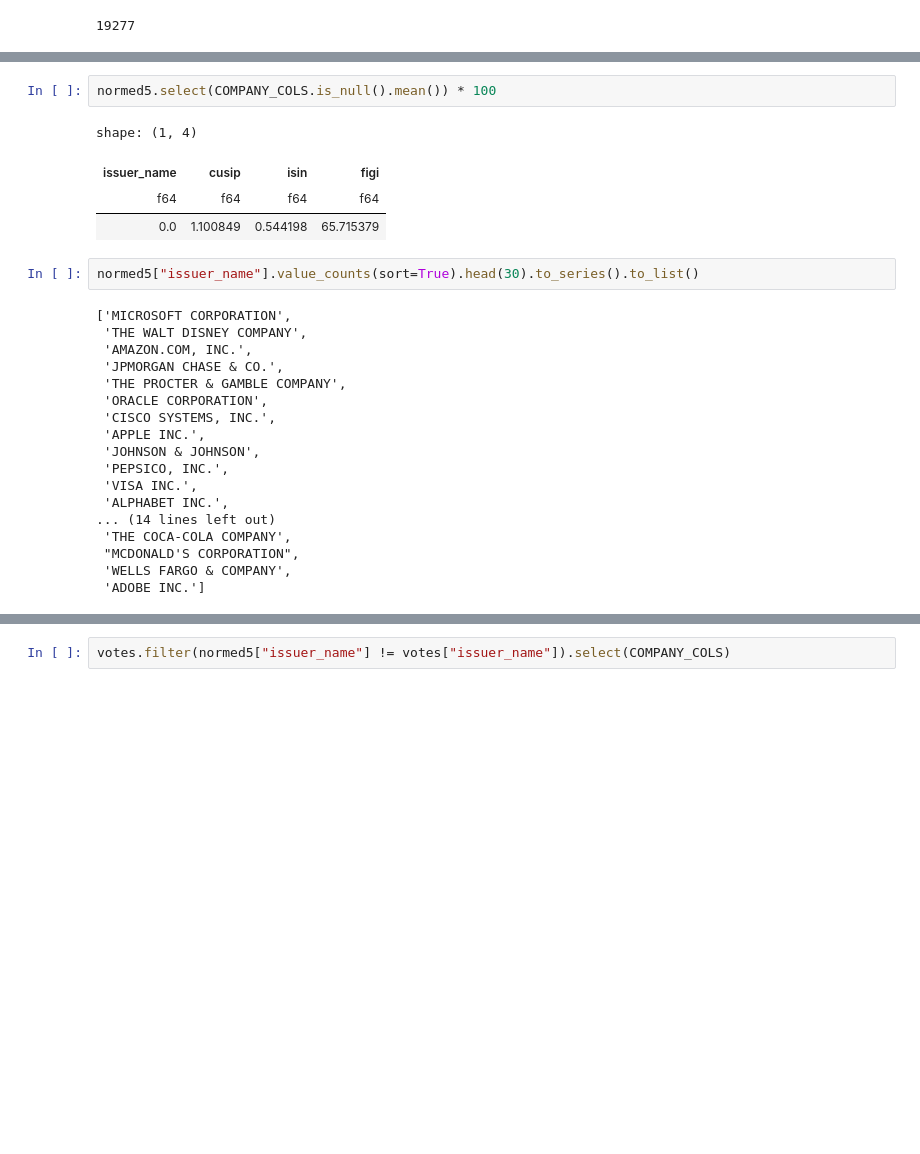
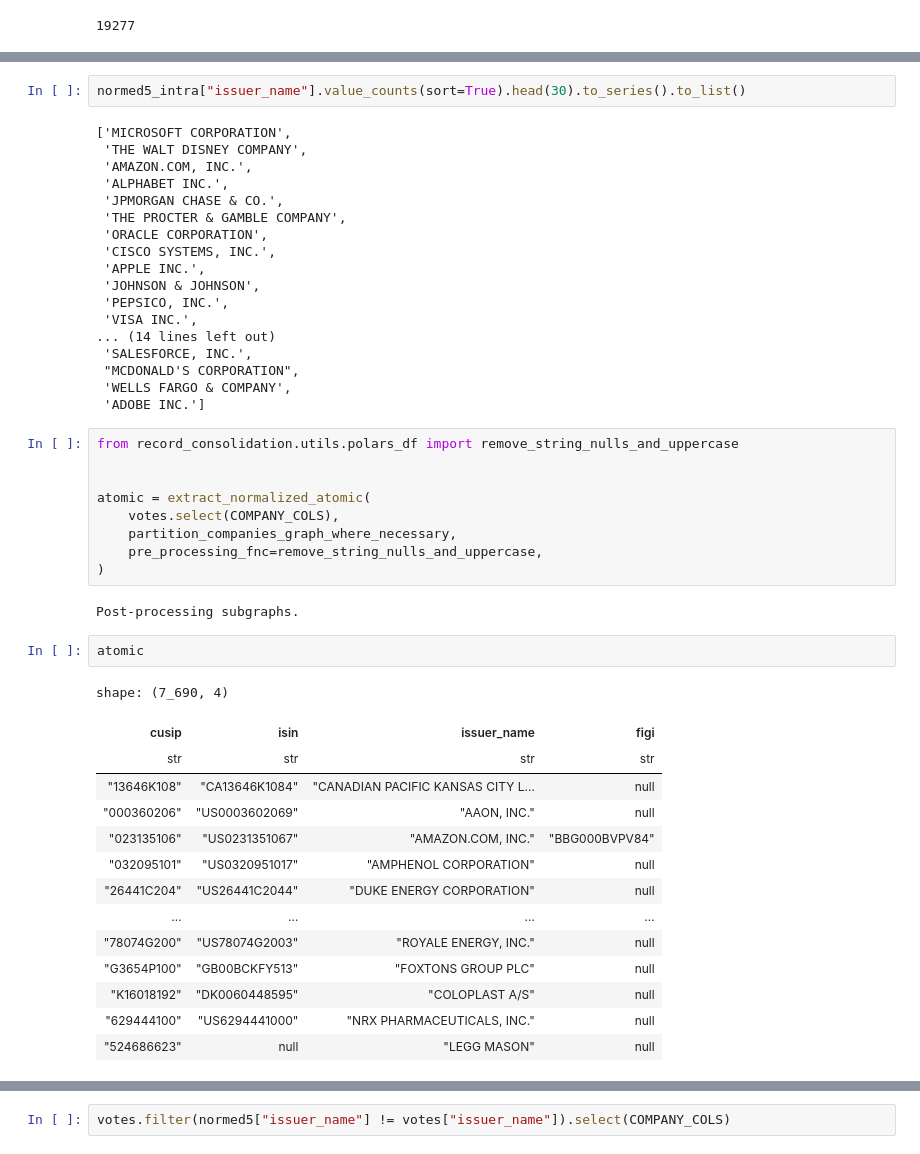
Before and after one commit to CenterforActiveStewardship/record-consolidation, a Jupyter notebook: t_improve_record_consolidation5.ipynb, the cells around one changed output, grey strips where cells are left out. Drawn from its saved outputs; the diff is of its cells as text; blank space fills up the shorter version.

```diff
--- a/t_improve_record_consolidation5.ipynb
+++ b/t_improve_record_consolidation5.ipynb
@@ -80,16 +210,10 @@ shape: (1, 4)
-# %%
-normed5.select(COMPANY_COLS.is_null().mean()) * 100
-# %% [output]
-shape: (1, 4)
-| issuer_name | cusip | isin | figi |
-| f64 | f64 | f64 | f64 |
-| 0.0 | 1.100849 | 0.544198 | 65.715379 |
 # %%
-normed5["issuer_name"].value_counts(sort=True).head(30).to_series().to_list()
+normed5_intra["issuer_name"].value_counts(sort=True).head(30).to_series().to_list()
 # %% [output]
 ['MICROSOFT CORPORATION',
  'THE WALT DISNEY COMPANY',
  'AMAZON.COM, INC.',
+ 'ALPHABET INC.',
  'JPMORGAN CHASE & CO.',
  'THE PROCTER & GAMBLE COMPANY',
  'ORACLE CORPORATION',
@@ -98,9 +222,36 @@ normed5["issuer_name"].value_counts(sort=True).head(30).to_series().to_list()
  'JOHNSON & JOHNSON',
  'PEPSICO, INC.',
  'VISA INC.',
- 'ALPHABET INC.',
 ... (14 lines left out)
- 'THE COCA-COLA COMPANY',
+ 'SALESFORCE, INC.',
  "MCDONALD'S CORPORATION",
  'WELLS FARGO & COMPANY',
  'ADOBE INC.']
+# %%
+from record_consolidation.utils.polars_df import remove_string_nulls_and_uppercase
+
+
+atomic = extract_normalized_atomic(
+    votes.select(COMPANY_COLS),
+    partition_companies_graph_where_necessary,
+    pre_processing_fnc=remove_string_nulls_and_uppercase,
+)
+# %% [output]
+Post-processing subgraphs.
+# %%
+atomic
+# %% [output]
+shape: (7_690, 4)
+| cusip | isin | issuer_name | figi |
+| str | str | str | str |
+| "13646K108" | "CA13646K1084" | "CANADIAN PACIFIC KANSAS CITY L… | null |
+| "000360206" | "US0003602069" | "AAON, INC." | null |
+| "023135106" | "US0231351067" | "AMAZON.COM, INC." | "BBG000BVPV84" |
+| "032095101" | "US0320951017" | "AMPHENOL CORPORATION" | null |
+| "26441C204" | "US26441C2044" | "DUKE ENERGY CORPORATION" | null |
+| … | … | … | … |
+| "78074G200" | "US78074G2003" | "ROYALE ENERGY, INC." | null |
+| "G3654P100" | "GB00BCKFY513" | "FOXTONS GROUP PLC" | null |
+| "K16018192" | "DK0060448595" | "COLOPLAST A/S" | null |
+| "629444100" | "US6294441000" | "NRX PHARMACEUTICALS, INC." | null |
+| "524686623" | null | "LEGG MASON" | null |
```
Also changed, not shown: parts of 19 cells of this notebook, 3 other files.
